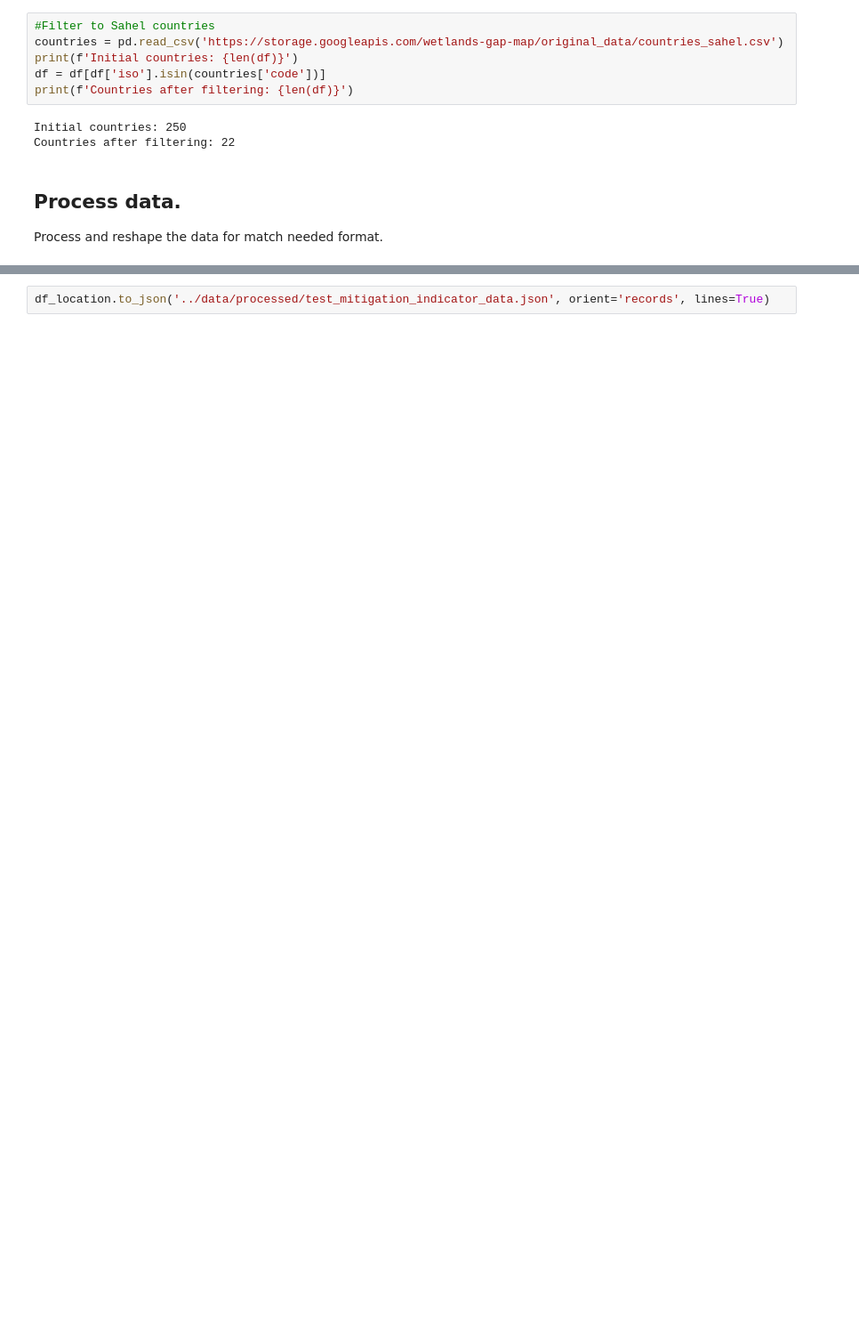
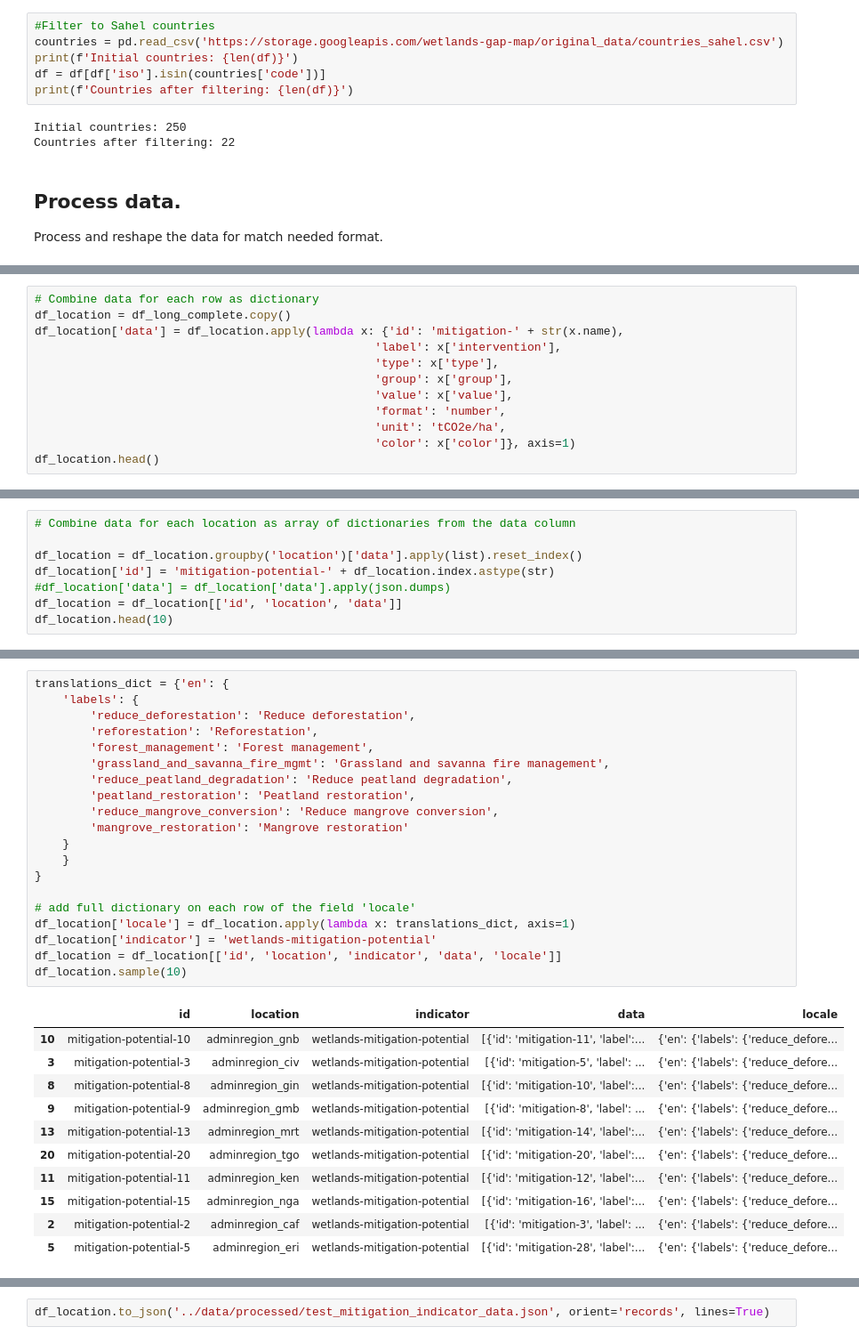
Before and after one commit to wetlands-international/wetlands-atlas, a Jupyter notebook: data-processing/notebooks/04_data_prep_mitigation.ipynb, the cells around one changed output, grey strips where cells are left out. Shown: that part at 89% size. Saved outputs shown, nothing was run; the diff lists cells and outputs as text; blank space fills up the shorter version.

Commit message:
Mitigation data initial preparation

```diff
--- a/data-processing/notebooks/04_data_prep_mitigation.ipynb
+++ b/data-processing/notebooks/04_data_prep_mitigation.ipynb
@@ -79,0 +115,12 @@ df_location.head()
+# %%
+# Combine data for each row as dictionary
+df_location = df_long_complete.copy()
+df_location['data'] = df_location.apply(lambda x: {'id': 'mitigation-' + str(x.name),
+                                                 'label': x['intervention'],
+                                                 'type': x['type'],
+                                                 'group': x['group'],
+                                                 'value': x['value'],
+                                                 'format': 'number',
+                                                 'unit': 'tCO2e/ha',
+                                                 'color': x['color']}, axis=1)
+df_location.head()
@@ -79,0 +134,8 @@ df_location.head()
+# %%
+# Combine data for each location as array of dictionaries from the data column
+
+df_location = df_location.groupby('location')['data'].apply(list).reset_index()
+df_location['id'] = 'mitigation-potential-' + df_location.index.astype(str)
+#df_location['data'] = df_location['data'].apply(json.dumps)
+df_location = df_location[['id', 'location', 'data']]
+df_location.head(10)
@@ -80 +154,33 @@ df_location.head()
+# %%
+translations_dict = {'en': {
+    'labels': {
+        'reduce_deforestation': 'Reduce deforestation',
+        'reforestation': 'Reforestation',
+        'forest_management': 'Forest management',
+        'grassland_and_savanna_fire_mgmt': 'Grassland and savanna fire management',
+        'reduce_peatland_degradation': 'Reduce peatland degradation',
+        'peatland_restoration': 'Peatland restoration',
+        'reduce_mangrove_conversion': 'Reduce mangrove conversion',
+        'mangrove_restoration': 'Mangrove restoration'
+    }
+    }
+}
+
+# add full dictionary on each row of the field 'locale'
+df_location['locale'] = df_location.apply(lambda x: translations_dict, axis=1)
+df_location['indicator'] = 'wetlands-mitigation-potential'
+df_location = df_location[['id', 'location', 'indicator', 'data', 'locale']]
+df_location.sample(10)
+# %% [output]
+|  | id | location | indicator | data | locale |
+| 10 | mitigation-potential-10 | adminregion_gnb | wetlands-mitigation-potential | [{'id': 'mitigation-11', 'label':... | {'en': {'labels': {'reduce_defore... |
+| 3 | mitigation-potential-3 | adminregion_civ | wetlands-mitigation-potential | [{'id': 'mitigation-5', 'label': ... | {'en': {'labels': {'reduce_defore... |
+| 8 | mitigation-potential-8 | adminregion_gin | wetlands-mitigation-potential | [{'id': 'mitigation-10', 'label':... | {'en': {'labels': {'reduce_defore... |
+| 9 | mitigation-potential-9 | adminregion_gmb | wetlands-mitigation-potential | [{'id': 'mitigation-8', 'label': ... | {'en': {'labels': {'reduce_defore... |
+| 13 | mitigation-potential-13 | adminregion_mrt | wetlands-mitigation-potential | [{'id': 'mitigation-14', 'label':... | {'en': {'labels': {'reduce_defore... |
+| 20 | mitigation-potential-20 | adminregion_tgo | wetlands-mitigation-potential | [{'id': 'mitigation-20', 'label':... | {'en': {'labels': {'reduce_defore... |
+| 11 | mitigation-potential-11 | adminregion_ken | wetlands-mitigation-potential | [{'id': 'mitigation-12', 'label':... | {'en': {'labels': {'reduce_defore... |
+| 15 | mitigation-potential-15 | adminregion_nga | wetlands-mitigation-potential | [{'id': 'mitigation-16', 'label':... | {'en': {'labels': {'reduce_defore... |
+| 2 | mitigation-potential-2 | adminregion_caf | wetlands-mitigation-potential | [{'id': 'mitigation-3', 'label': ... | {'en': {'labels': {'reduce_defore... |
+| 5 | mitigation-potential-5 | adminregion_eri | wetlands-mitigation-potential | [{'id': 'mitigation-28', 'label':... | {'en': {'labels': {'reduce_defore... |
 # %% [markdown]
```
Also changed, not shown: parts of 18 cells of this notebook.
